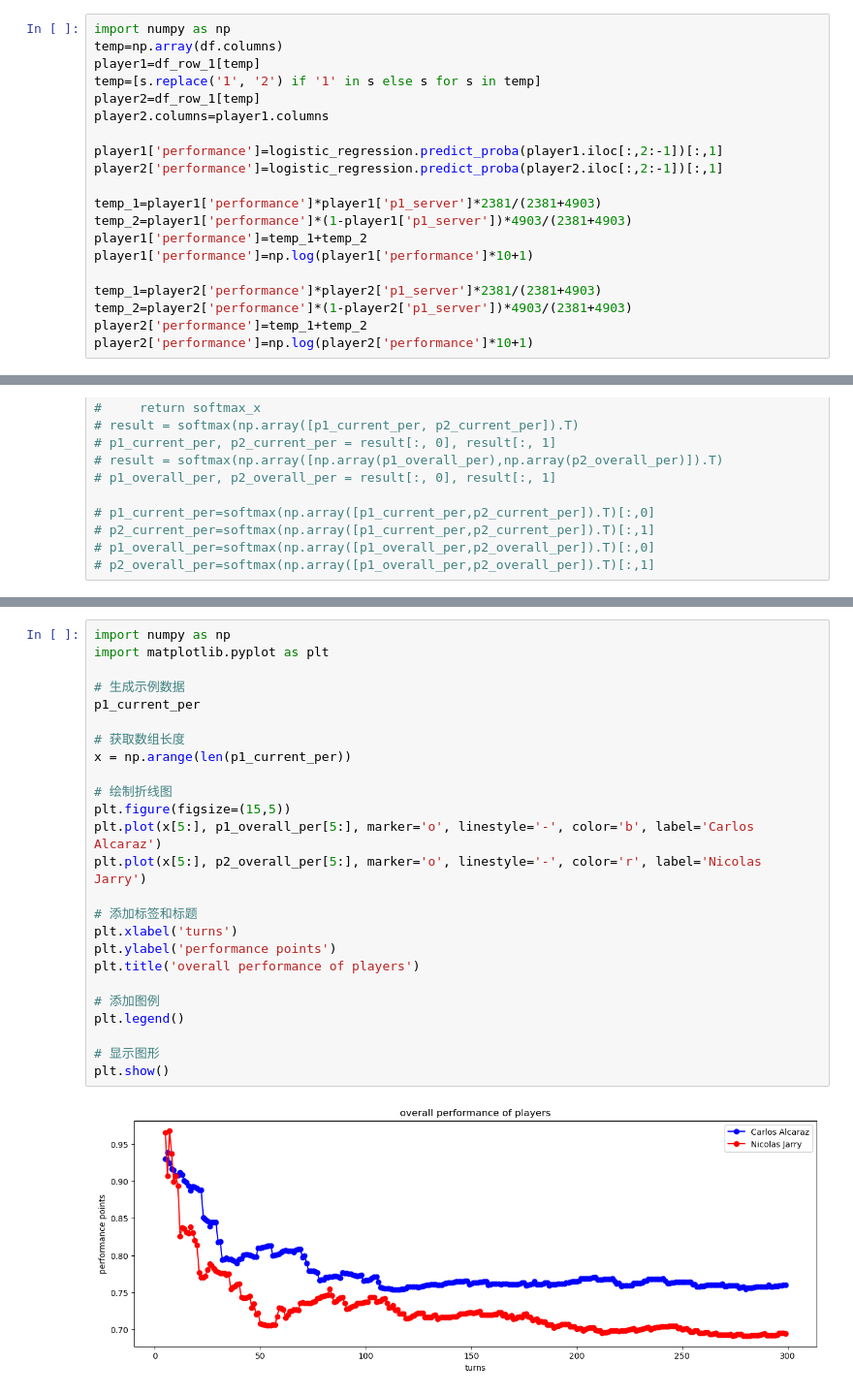
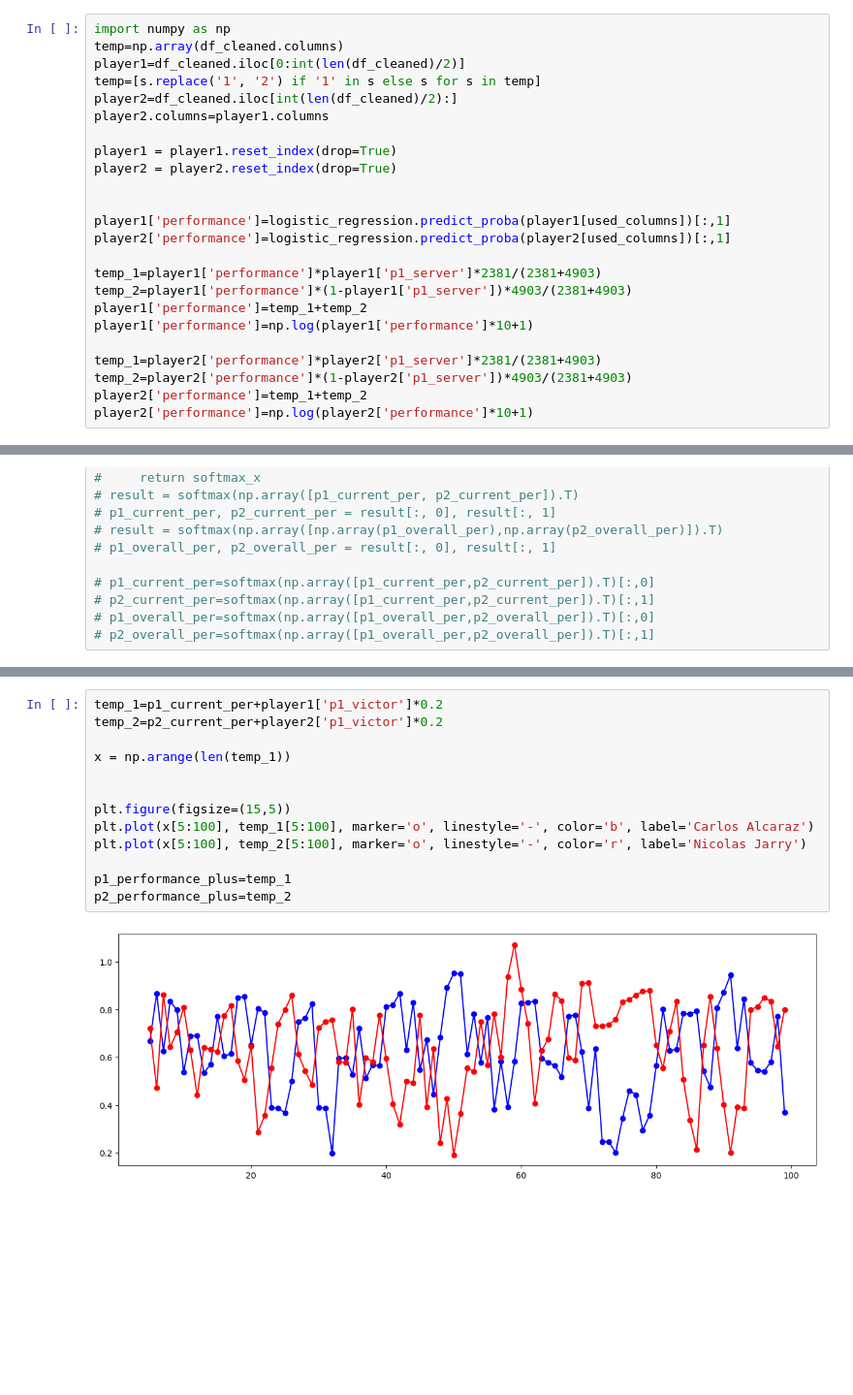
Before and after one commit to Heqijia/comap2024, a Jupyter notebook: LR.ipynb, the cells around one changed output, grey strips where cells are left out. Shown: that part at 97% size. Saved outputs shown, nothing was run; the diff lists cells and outputs as text; blank space fills up the shorter version.

```diff
--- a/LR.ipynb
+++ b/LR.ipynb
@@ -128,13 +232,17 @@ See the caveats in the documentation: https://pandas.pydata.org/pandas-docs/stab
 # %%
 import numpy as np
-temp=np.array(df.columns)
-player1=df_row_1[temp]
+temp=np.array(df_cleaned.columns)
+player1=df_cleaned.iloc[0:int(len(df_cleaned)/2)]
 temp=[s.replace('1', '2') if '1' in s else s for s in temp]
-player2=df_row_1[temp]
+player2=df_cleaned.iloc[int(len(df_cleaned)/2):]
 player2.columns=player1.columns
 
-player1['performance']=logistic_regression.predict_proba(player1.iloc[:,2:-1])[:,1]
-player2['performance']=logistic_regression.predict_proba(player2.iloc[:,2:-1])[:,1]
+player1 = player1.reset_index(drop=True)
+player2 = player2.reset_index(drop=True)
+
+
+player1['performance']=logistic_regression.predict_proba(player1[used_columns])[:,1]
+player2['performance']=logistic_regression.predict_proba(player2[used_columns])[:,1]
 
 temp_1=player1['performance']*player1['p1_server']*2381/(2381+4903)
 temp_2=player1['performance']*(1-player1['p1_server'])*4903/(2381+4903)
@@ -282,27 +386,15 @@ plt.show()
 # %%
-import numpy as np
-import matplotlib.pyplot as plt
+temp_1=p1_current_per+player1['p1_victor']*0.2
+temp_2=p2_current_per+player2['p1_victor']*0.2
 
-# 生成示例数据
-p1_current_per
+x = np.arange(len(temp_1))
 
-# 获取数组长度
-x = np.arange(len(p1_current_per))
 
-# 绘制折线图
 plt.figure(figsize=(15,5))
-plt.plot(x[5:], p1_overall_per[5:], marker='o', linestyle='-', color='b', label='Carlos Alcaraz')
-plt.plot(x[5:], p2_overall_per[5:], marker='o', linestyle='-', color='r', label='Nicolas Jarry')
+plt.plot(x[5:100], temp_1[5:100], marker='o', linestyle='-', color='b', label='Carlos Alcaraz')
+plt.plot(x[5:100], temp_2[5:100], marker='o', linestyle='-', color='r', label='Nicolas Jarry')
 
-# 添加标签和标题
-plt.xlabel('turns')
-plt.ylabel('performance points')
-plt.title('overall performance of players')
-
-# 添加图例
-plt.legend()
-
-# 显示图形
-plt.show()
+p1_performance_plus=temp_1
+p2_performance_plus=temp_2
 # %% [output]
-[figure, old version]
+[figure, new version]
```
Also changed, not shown: parts of 31 cells of this notebook.
